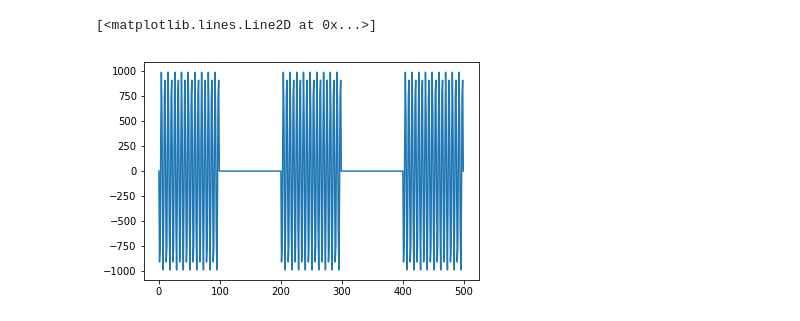
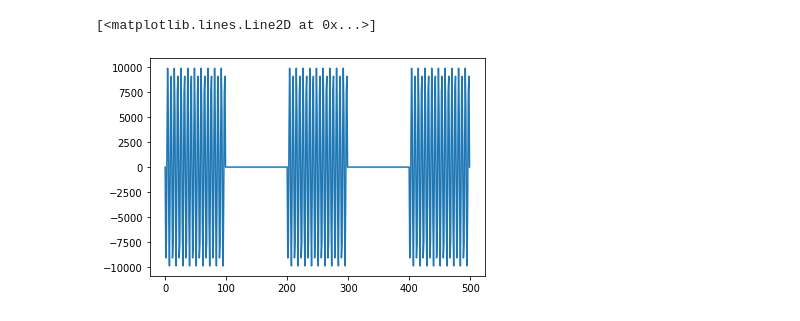
Before and after one commit to agil27/wivi, a Jupyter notebook: modulation.ipynb, the cells around one changed output. Cells and saved outputs as stored; diff of their text form; code cells hidden in the pictures.

```diff
--- a/modulation.ipynb
+++ b/modulation.ipynb
@@ -45,18 +45,18 @@ plt.plot(arr)
 # %%
 def syth(pulse, arr):
     sig = [np.append(pulse, pause[i]) for i in arr]
     sig = np.concatenate(sig, axis=0)
     sig = np.append(pause[3], sig)
     sig = np.append(sig, pulse)
     return sig
 sig = syth(pulse, arr)
-sigout = sig * 1000
+sigout = sig * 10000
 sigout = sigout.astype(np.short)
 x = np.linspace(0, 1, len(sigout))
 plt.plot(sigout[-500:])
 # %% [output]
 [<matplotlib.lines.Line2D at 0x...>]
-[figure, old version]
+[figure, new version]
 # %%
 import wave
 def writewav(data, filename, fs):
```
Also changed, not shown: parts of 5 cells of this notebook, 5 other files.
